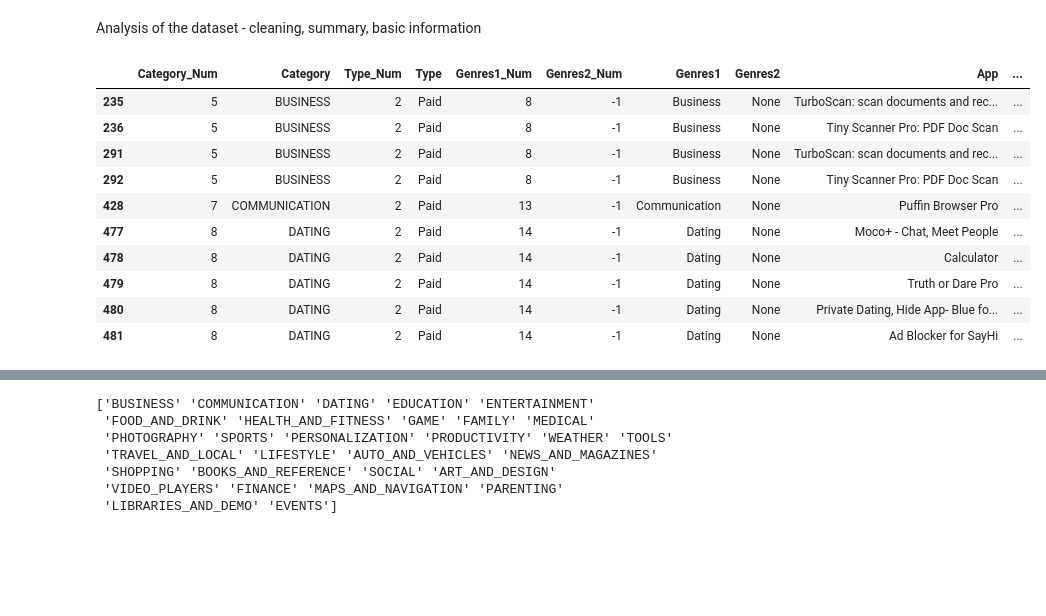
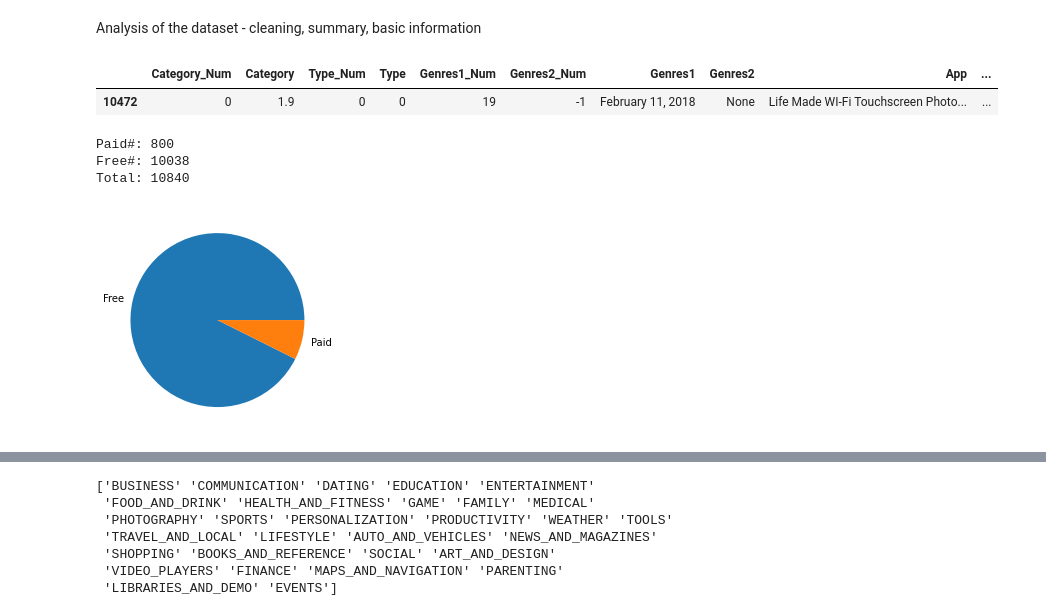
Before and after one commit to Rodauv/google_playstore_stats, a Jupyter notebook: my_mobapp_studio.ipynb, the cells around one changed output, grey strips where cells are left out. Drawn from its saved outputs; the diff is of its cells as text; code cells hidden in the pictures; blank space fills up the shorter version.

```diff
--- a/my_mobapp_studio.ipynb
+++ b/my_mobapp_studio.ipynb
@@ -34,11 +34,12 @@ First will be your notebook jupyter with your calculation You will have to imple
 #load_dataset()
 
 def load_dataset(dataset):
-    dataset = pd.read_csv("googleplaystore.csv",index_col=None,names=["App","Category","Rating","Reviews","Size","Installs","Type","Price","Content_Rating","Genres","Last_Updated","Current_Version","Android_Version"])
+    #dataset = pd.read_csv("googleplaystore.csv",index_col=None,names=["App","Category","Rating","Reviews","Size","Installs","Type","Price","Content_Rating","Genres","Last_Updated","Current_Version","Android_Version"])
+    dataset = pd.read_csv("googleplaystore.csv",index_col=None)
     dataset = dataset.drop(index=0)
     return dataset
 
 source = "googleplaystore.csv"
-raw_dataset = load_dataset(source)
-raw_dataset.head(5)
+nohead_raw_dataset = load_dataset(source)
+nohead_raw_dataset.head(5)
 # %% [output]
@@ -50,0 +52,7 @@ raw_dataset.head(5)
+# %%
+def headers(df):
+    df.rename(columns={'Content Rating':'Content_Rating','Last Updated':'Last_Updated'},inplace=True)
+    return df
+
+raw_dataset = headers(nohead_raw_dataset)
+raw_dataset
@@ -108 +130,9 @@ unique_labels
         'Education', 'Music & Video', 'Brain Games'], dtype=object))
+# %%
+#Add zero to the null rating values
+def rating_fix(df):
+    df['Rating'] = df['Rating'].fillna(0)
+    return df
+
+raw_dataset = rating_fix(raw_dataset)
+raw_dataset.head(5)
@@ -147,46 +177,66 @@ Analysis of the dataset - cleaning, summary, basic information
 def clean_dataset(df_in):
     df = df_in
     #clean int fields from unvanted chars
     df['Size'] = df['Size'].replace({'\D+':'0'},regex=True)
     df['Installs'] = df['Installs'].replace({'\D+':'0'},regex=True)
     df['Reviews'] = df['Reviews'].replace({'\D+':'0'},regex=True)
     df['Price'] = df['Price'].replace({'\D+':'0'},regex=True)
     df = df.astype({'Reviews':'int','Size':'int','Installs':'int64','Price':'int'})
     df['Installs'] = df['Installs']
 
     #Remove duplicated apps
     #df = df.drop_duplicates(subset=['App'])
 
     #change number categories to int
     df['Category_Num'] = df['Category_Num'].astype('int')
     df['Type_Num'] = df['Type_Num'].astype('int')
     df['Content_Rating_Num'] = df['Content_Rating_Num'].astype('int')
     df['Genres1_Num'] = df['Genres1_Num'].astype('int')
     df['Genres2_Num'] = df['Genres2_Num'].astype('int')
 
     #re-order the columns
     df = df[['Category_Num','Category','Type_Num','Type','Genres1_Num','Genres2_Num','Genres1','Genres2','App','Price','Installs','Rating','Reviews','Content_Rating_Num','Content_Rating','Last_Updated']]
 
-    #focus only on payable applications
-    df = df.query("Price > 0")
+    #clean the corrupt rows in the dataframe
+    df = df[df["Type"].str.contains('Paid|Free')==False]
+    df = df.drop(df[df["Type"].str.contains('Paid|Free')==False].index,in)
 
     return df
 
 dataset_clean = clean_dataset(raw_dataset)
-dataset_clean.head(10)
+dataset_clean.head(5)
 #dataset_clean.dtypes
 # %% [output]
 |  | Category_Num | Category | Type_Num | Type | Genres1_Num | Genres2_Num | Genres1 | Genres2 | App | ... |
-| 235 | 5 | BUSINESS | 2 | Paid | 8 | -1 | Business | None | TurboScan: scan documents and rec... | ... |
-| 236 | 5 | BUSINESS | 2 | Paid | 8 | -1 | Business | None | Tiny Scanner Pro: PDF Doc Scan | ... |
-| 291 | 5 | BUSINESS | 2 | Paid | 8 | -1 | Business | None | TurboScan: scan documents and rec... | ... |
-| 292 | 5 | BUSINESS | 2 | Paid | 8 | -1 | Business | None | Tiny Scanner Pro: PDF Doc Scan | ... |
-| 428 | 7 | COMMUNICATION | 2 | Paid | 13 | -1 | Communication | None | Puffin Browser Pro | ... |
-| 477 | 8 | DATING | 2 | Paid | 14 | -1 | Dating | None | Moco+ - Chat, Meet People | ... |
-| 478 | 8 | DATING | 2 | Paid | 14 | -1 | Dating | None | Calculator | ... |
-| 479 | 8 | DATING | 2 | Paid | 14 | -1 | Dating | None | Truth or Dare Pro | ... |
-| 480 | 8 | DATING | 2 | Paid | 14 | -1 | Dating | None | Private Dating, Hide App- Blue fo... | ... |
-| 481 | 8 | DATING | 2 | Paid | 14 | -1 | Dating | None | Ad Blocker for SayHi | ... |
+| 10472 | 0 | 1.9 | 0 | 0 | 19 | -1 | February 11, 2018 | None | Life Made WI-Fi Touchscreen Photo... | ... |
+# %%
+#create new datasets for paid only, free only and full datasets
+def paid(df):
+    df2 = df[df['Type'].astype(str).str.contains('Paid')]
+    return df2
+
+def free(df):
+    df2 = df[df['Type'].astype(str).str.contains('Free')]
+    return df2
+
+free_dataset = free(dataset_clean)
+paid_dataset = paid(dataset_clean)
+
+print(f"Paid#: {paid_dataset.shape[0]}\nFree#: {free_dataset.shape[0]}\nTotal: {dataset_clean.shape[0]}")
+# %% [output]
+Paid#: 800
+Free#: 10038
+Total: 10840
+# %%
+def plot_type(df):
+    pop_pie = df.groupby('Type',as_index=False).count()
+    pop_pie = pop_pie[['Type','Installs']]
+    pop_pie = pop_pie.nlargest(n=2, columns=['Installs'])
+    pyplot.pie(pop_pie['Installs'],labels=pop_pie['Type'])
+
+plot_type(dataset_clean)
+# %% [output]
+[figure, added]
 # %%
 #Definition of the years since the application was last time updated.
 
```
Also changed, not shown: parts of 13 cells of this notebook.
